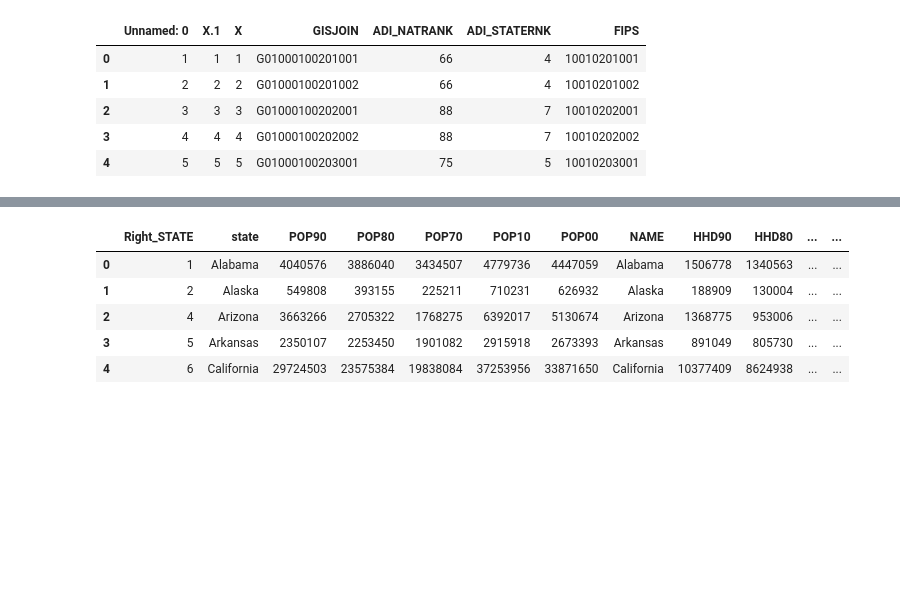
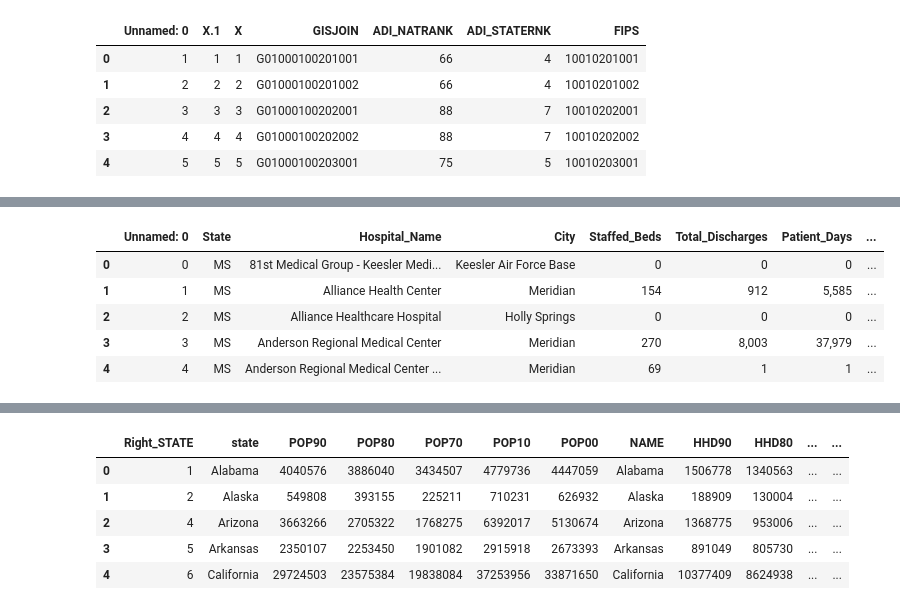
Before and after one commit to jaclynchiu7/HMS-MGH-Capstone-Project, a Jupyter notebook: data_processing/combine_states.ipynb, the cells around one changed output, grey strips where cells are left out. Saved outputs shown, nothing was run; the diff lists cells and outputs as text; code cells hidden in the pictures; blank space fills up the shorter version.

```diff
--- a/data_processing/combine_states.ipynb
+++ b/data_processing/combine_states.ipynb
@@ -62,2 +58,21 @@ ahd_ID_to_MP_dfs[0].head()
+# %%
+# AHD MS to PA
+
+all_ahd_files = glob.glob('D:/UCLA/Capstone/HMS-MGH-Capstone-Project/datasets/AHD_Data/MS_to_PA/' + "*.csv")
+all_ahd_files = [f.replace("\\", "/") for f in all_ahd_files]
+
+ahd_MS_to_PA_dfs = []
+for filename in all_ahd_files:
+    df = pd.read_csv(filename)
+    ahd_MS_to_PA_dfs.append(df)
+
+ahd_MS_to_PA_dfs[0].head()
+# %% [output]
+|  | Unnamed: 0 | State | Hospital_Name | City | Staffed_Beds | Total_Discharges | Patient_Days | ... |
+| 0 | 0 | MS | 81st Medical Group - Keesler Medi... | Keesler Air Force Base | 0 | 0 | 0 | ... |
+| 1 | 1 | MS | Alliance Health Center | Meridian | 154 | 912 | 5,585 | ... |
+| 2 | 2 | MS | Alliance Healthcare Hospital | Holly Springs | 0 | 0 | 0 | ... |
+| 3 | 3 | MS | Anderson Regional Medical Center | Meridian | 270 | 8,003 | 37,979 | ... |
+| 4 | 4 | MS | Anderson Regional Medical Center ... | Meridian | 69 | 1 | 1 | ... |
 # %%
 # AHD PR to WY
```
Also changed, not shown: parts of 11 cells of this notebook, 1 other file.
